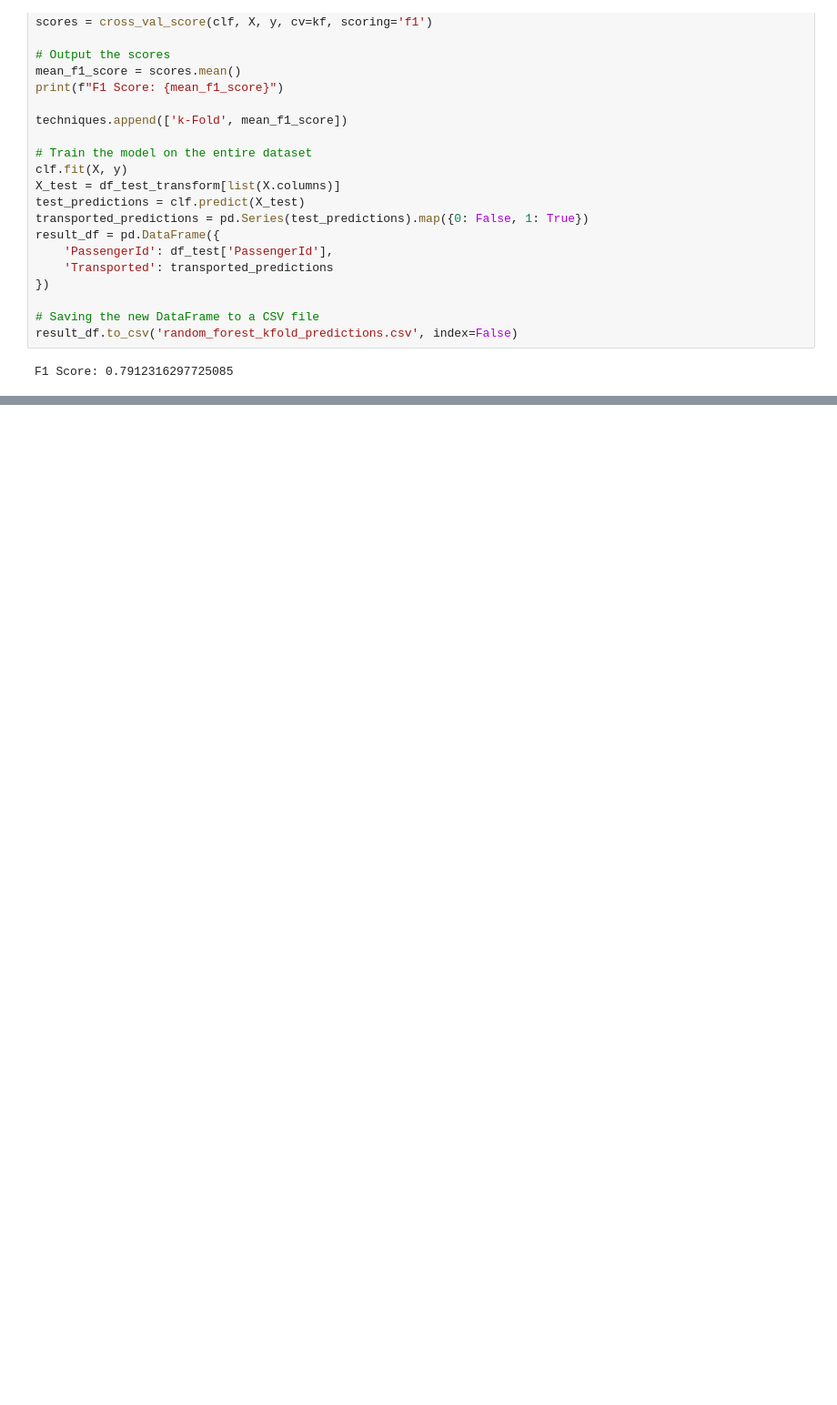
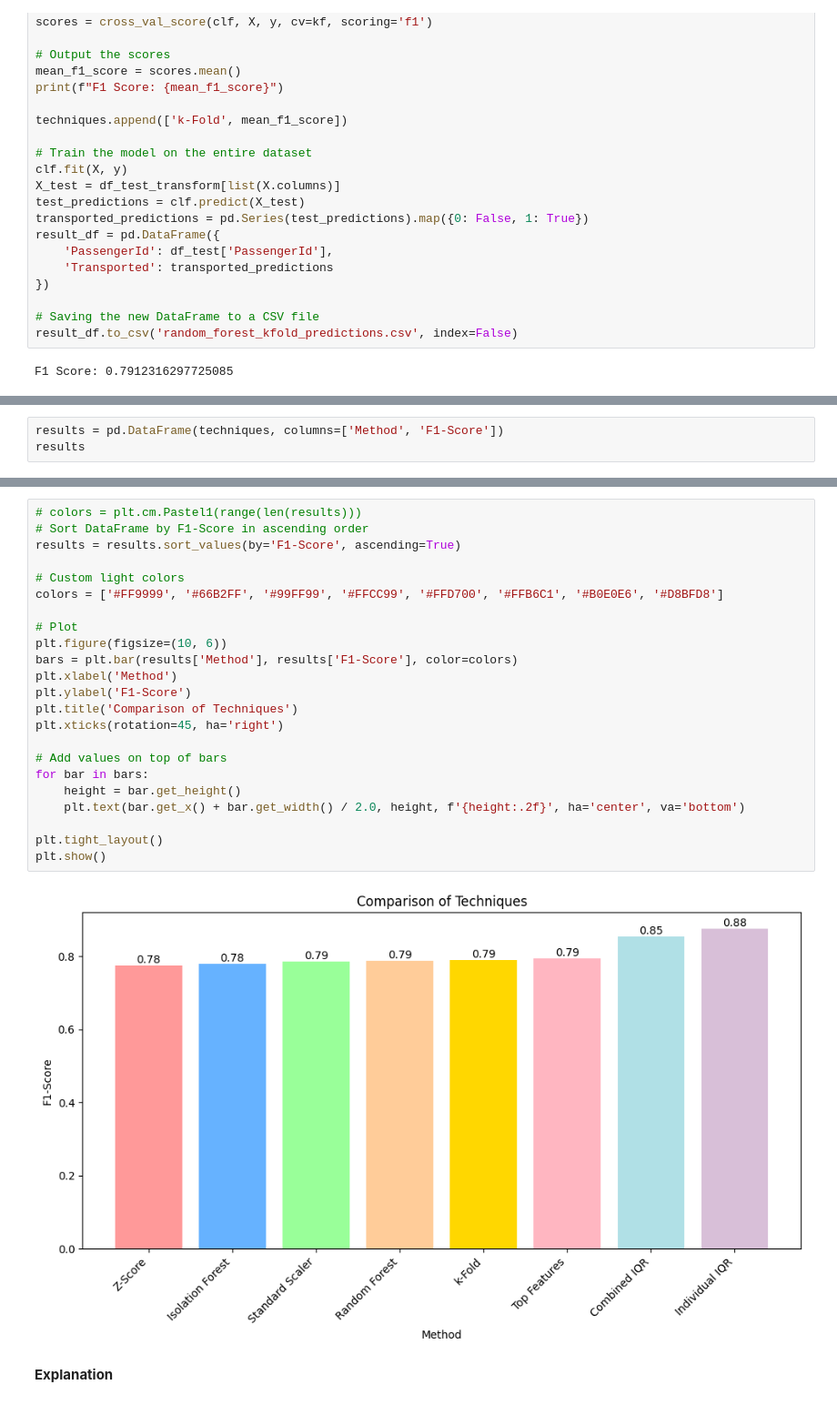
Before and after one commit to 7PAM2015-0509-2023TEAM1/Kaggle-Challenge, a Jupyter notebook: Kaggle_Challenge.ipynb, the cells around one changed output, grey strips where cells are left out. Shown: that part at 91% size. Drawn from its saved outputs; the diff is of its cells as text; blank space fills up the shorter version.

Commit message:
Implemented Standard Scaler, Isolation Forest, Z-Score, and IQR methods for preprocessing. Added model evaluation and feature importance visualization.

```diff
--- a/Kaggle_Challenge.ipynb
+++ b/Kaggle_Challenge.ipynb
@@ -779,0 +1153,3 @@ F1 Score: 0.7912316297725085
+# %%
+results = pd.DataFrame(techniques, columns=['Method', 'F1-Score'])
+results
@@ -779,0 +1166,27 @@ F1 Score: 0.7912316297725085
+# %%
+# colors = plt.cm.Pastel1(range(len(results)))
+# Sort DataFrame by F1-Score in ascending order
+results = results.sort_values(by='F1-Score', ascending=True)
+
+# Custom light colors
+colors = ['#FF9999', '#66B2FF', '#99FF99', '#FFCC99', '#FFD700', '#FFB6C1', '#B0E0E6', '#D8BFD8']
+
+# Plot
+plt.figure(figsize=(10, 6))
+bars = plt.bar(results['Method'], results['F1-Score'], color=colors)
+plt.xlabel('Method')
+plt.ylabel('F1-Score')
+plt.title('Comparison of Techniques')
+plt.xticks(rotation=45, ha='right')
+
+# Add values on top of bars
+for bar in bars:
+    height = bar.get_height()
+    plt.text(bar.get_x() + bar.get_width() / 2.0, height, f'{height:.2f}', ha='center', va='bottom')
+
+plt.tight_layout()
+plt.show()
+# %% [output]
+[figure, added]
+# %% [markdown]
+**Explanation**
```
Also changed, not shown: parts of 19 cells of this notebook.
